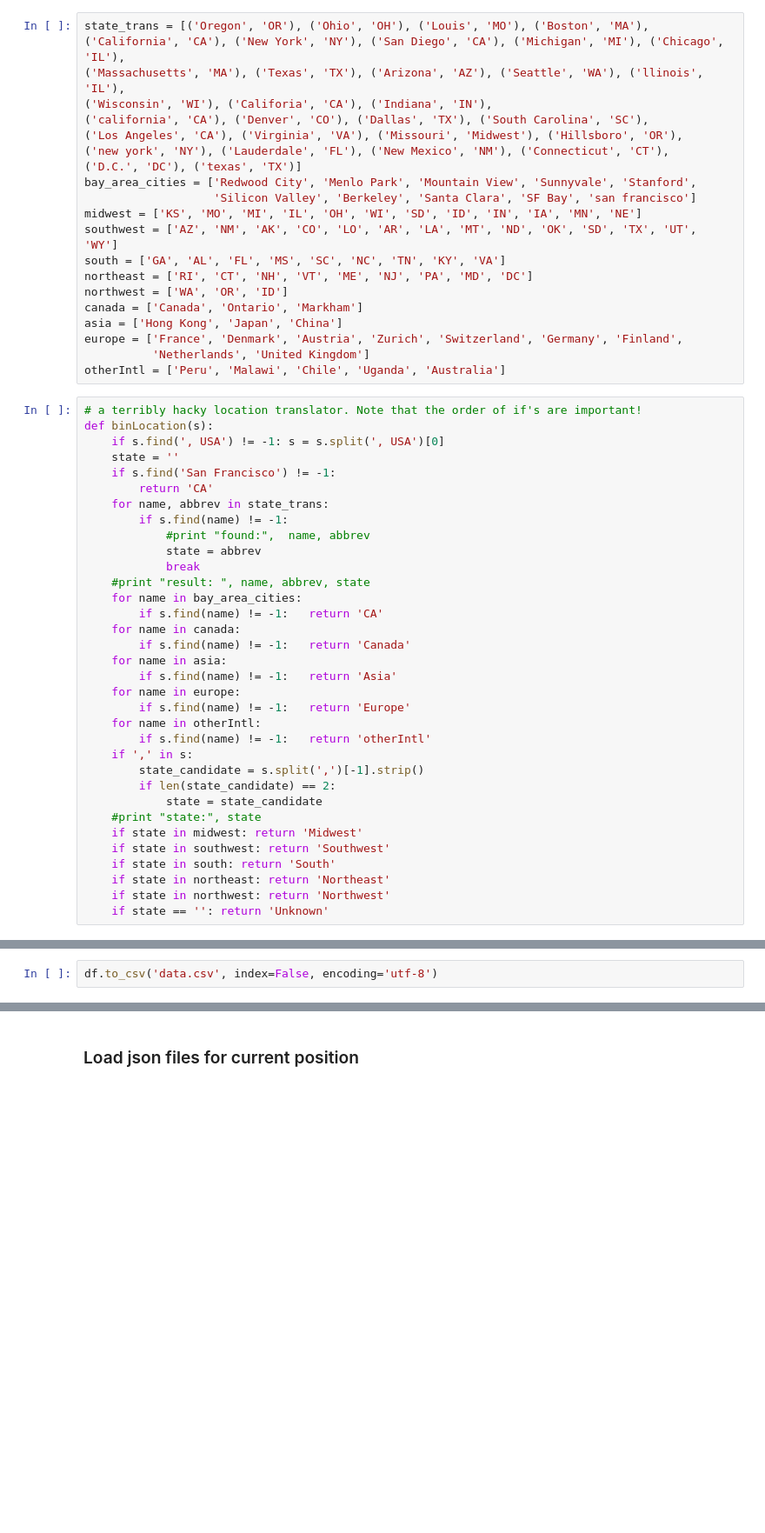
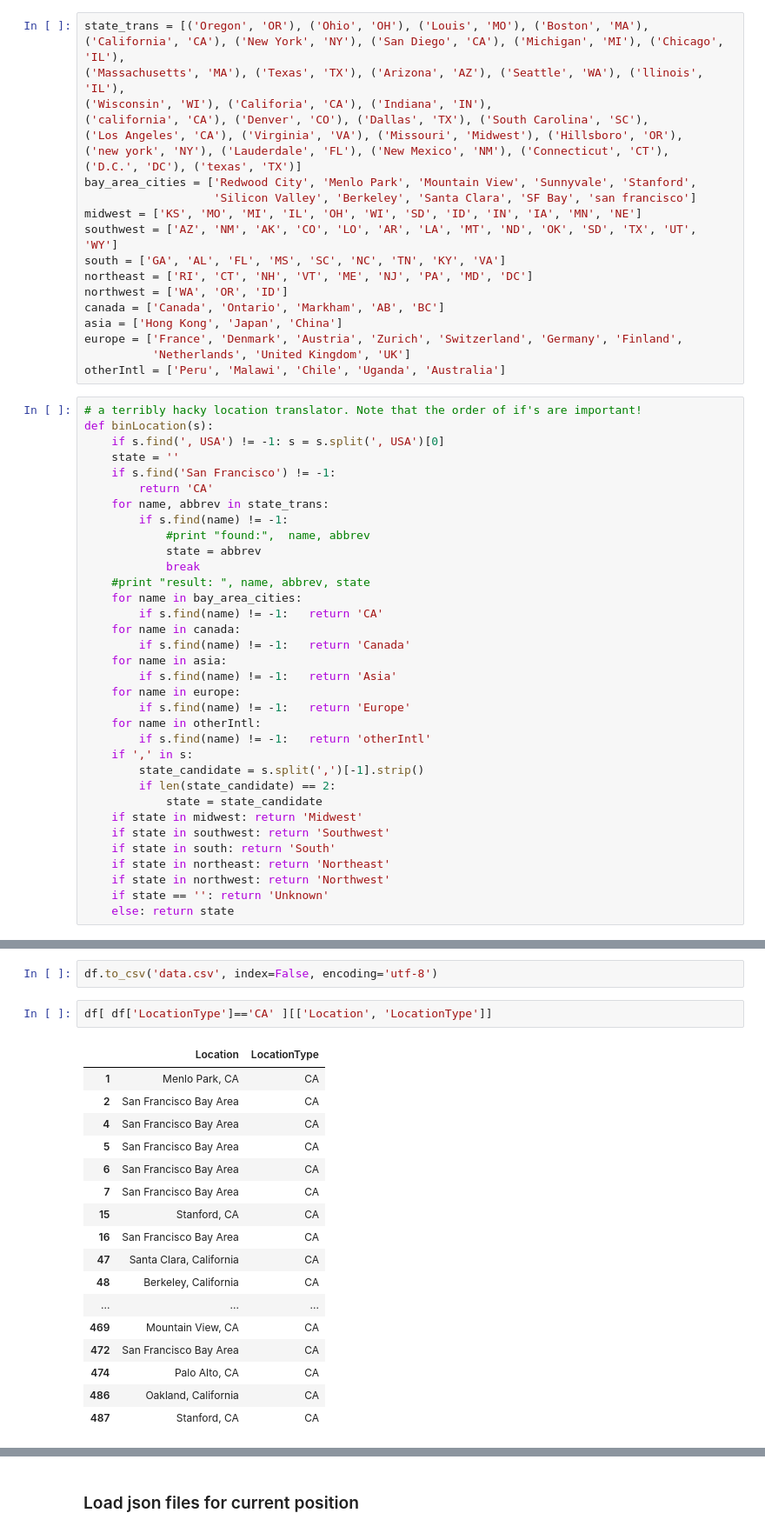
Before and after one commit to lchircus/developher_hackathon2014, a Jupyter notebook: LinkedInHack.ipynb, the cells around one changed output, grey strips where cells are left out. Shown: that part at 87% size. Cells and saved outputs as stored; diff of their text form; blank space fills up the shorter version.

Commit message:
fix bug in location grouping

```diff
--- a/LinkedInHack.ipynb
+++ b/LinkedInHack.ipynb
@@ -258,10 +258,10 @@ southwest = ['AZ', 'NM', 'AK', 'CO', 'LO', 'AR', 'LA', 'MT', 'ND', 'OK', 'SD', '
 south = ['GA', 'AL', 'FL', 'MS', 'SC', 'NC', 'TN', 'KY', 'VA']
 northeast = ['RI', 'CT', 'NH', 'VT', 'ME', 'NJ', 'PA', 'MD', 'DC']
 northwest = ['WA', 'OR', 'ID']
-canada = ['Canada', 'Ontario', 'Markham']
+canada = ['Canada', 'Ontario', 'Markham', 'AB', 'BC']
 asia = ['Hong Kong', 'Japan', 'China']
 europe = ['France', 'Denmark', 'Austria', 'Zurich', 'Switzerland', 'Germany', 'Finland',
-          'Netherlands', 'United Kingdom']
+          'Netherlands', 'United Kingdom', 'UK']
 otherIntl = ['Peru', 'Malawi', 'Chile', 'Uganda', 'Australia']
 # %%
 # a terribly hacky location translator. Note that the order of if's are important!
@@ -290,12 +290,12 @@ def binLocation(s):
         state_candidate = s.split(',')[-1].strip()
         if len(state_candidate) == 2:
             state = state_candidate
-    #print "state:", state
     if state in midwest: return 'Midwest'
     if state in southwest: return 'Southwest'
     if state in south: return 'South'
     if state in northeast: return 'Northeast'
     if state in northwest: return 'Northwest'
     if state == '': return 'Unknown'
+    else: return state
 # %%
 df['LocationType'] = map(binLocation, df['Location'])
@@ -338,3 +324,23 @@ otherIntl         7
 dtype: int64
 # %%
 df.to_csv('data.csv', index=False, encoding='utf-8')
+# %%
+df[ df['LocationType']=='CA' ][['Location', 'LocationType']]
+# %% [output]
+|  | Location | LocationType |
+| 1 | Menlo Park, CA | CA |
+| 2 | San Francisco Bay Area | CA |
+| 4 | San Francisco Bay Area | CA |
+| 5 | San Francisco Bay Area | CA |
+| 6 | San Francisco Bay Area | CA |
+| 7 | San Francisco Bay Area | CA |
+| 15 | Stanford, CA | CA |
+| 16 | San Francisco Bay Area | CA |
+| 47 | Santa Clara, California | CA |
+| 48 | Berkeley, California | CA |
+| ... | ... | ... |
+| 469 | Mountain View, CA | CA |
+| 472 | San Francisco Bay Area | CA |
+| 474 | Palo Alto, CA | CA |
+| 486 | Oakland, California | CA |
+| 487 | Stanford, CA | CA |
```
Also changed, not shown: parts of 4 cells of this notebook, 1 other file.
